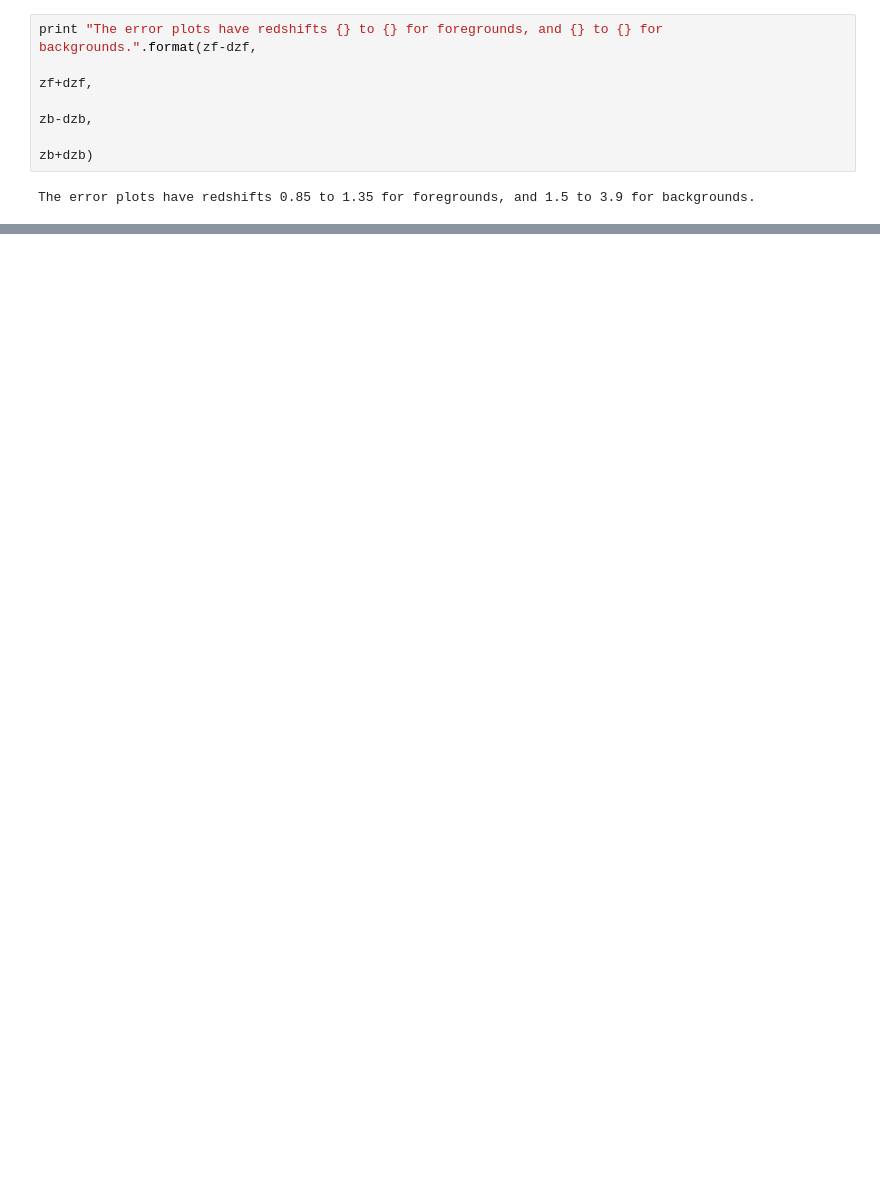
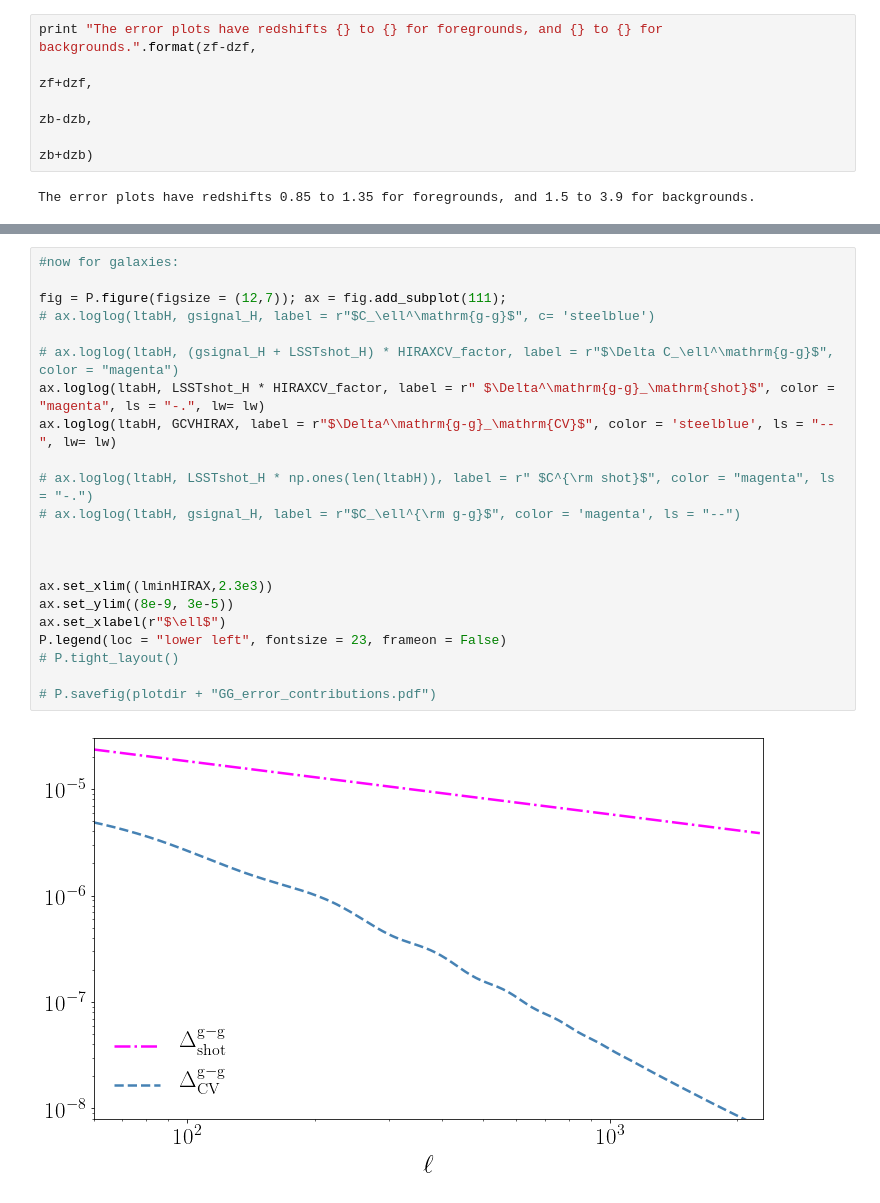
Before and after one commit to amadeuswi/MagBias, a Jupyter notebook: S2N.ipynb, the cells around one changed output, grey strips where cells are left out. Cells and saved outputs as stored; diff of their text form; blank space fills up the shorter version.

```diff
--- a/S2N.ipynb
+++ b/S2N.ipynb
@@ -1127,0 +1252,24 @@ XnoiseHIRAX = np.sqrt(hsignal_H*LSSTshot_H + gsignal_H*HIRAXNell + LSSTshot_H*HI
+# %%
+#now for galaxies:
+
+fig = P.figure(figsize = (12,7)); ax = fig.add_subplot(111);
+# ax.loglog(ltabH, gsignal_H, label = r"$C_\ell^\mathrm{g-g}$", c= 'steelblue')
+
+# ax.loglog(ltabH, (gsignal_H + LSSTshot_H) * HIRAXCV_factor, label = r"$\Delta C_\ell^\mathrm{g-g}$", color = "magenta")
+ax.loglog(ltabH, LSSTshot_H * HIRAXCV_factor, label = r" $\Delta^\mathrm{g-g}_\mathrm{shot}$", color = "magenta", ls = "-.", lw= lw)
+ax.loglog(ltabH, GCVHIRAX, label = r"$\Delta^\mathrm{g-g}_\mathrm{CV}$", color = 'steelblue', ls = "--", lw= lw)
+
+# ax.loglog(ltabH, LSSTshot_H * np.ones(len(ltabH)), label = r" $C^{\rm shot}$", color = "magenta", ls = "-.")
+# ax.loglog(ltabH, gsignal_H, label = r"$C_\ell^{\rm g-g}$", color = 'magenta', ls = "--")
+
+
+
+ax.set_xlim((lminHIRAX,2.3e3))
+ax.set_ylim((8e-9, 3e-5))
+ax.set_xlabel(r"$\ell$")
+P.legend(loc = "lower left", fontsize = 23, frameon = False)
+# P.tight_layout()
+
+# P.savefig(plotdir + "GG_error_contributions.pdf")
+# %% [output]
+[figure, added]
```
Also changed, not shown: parts of 28 cells of this notebook, 3 other files.
